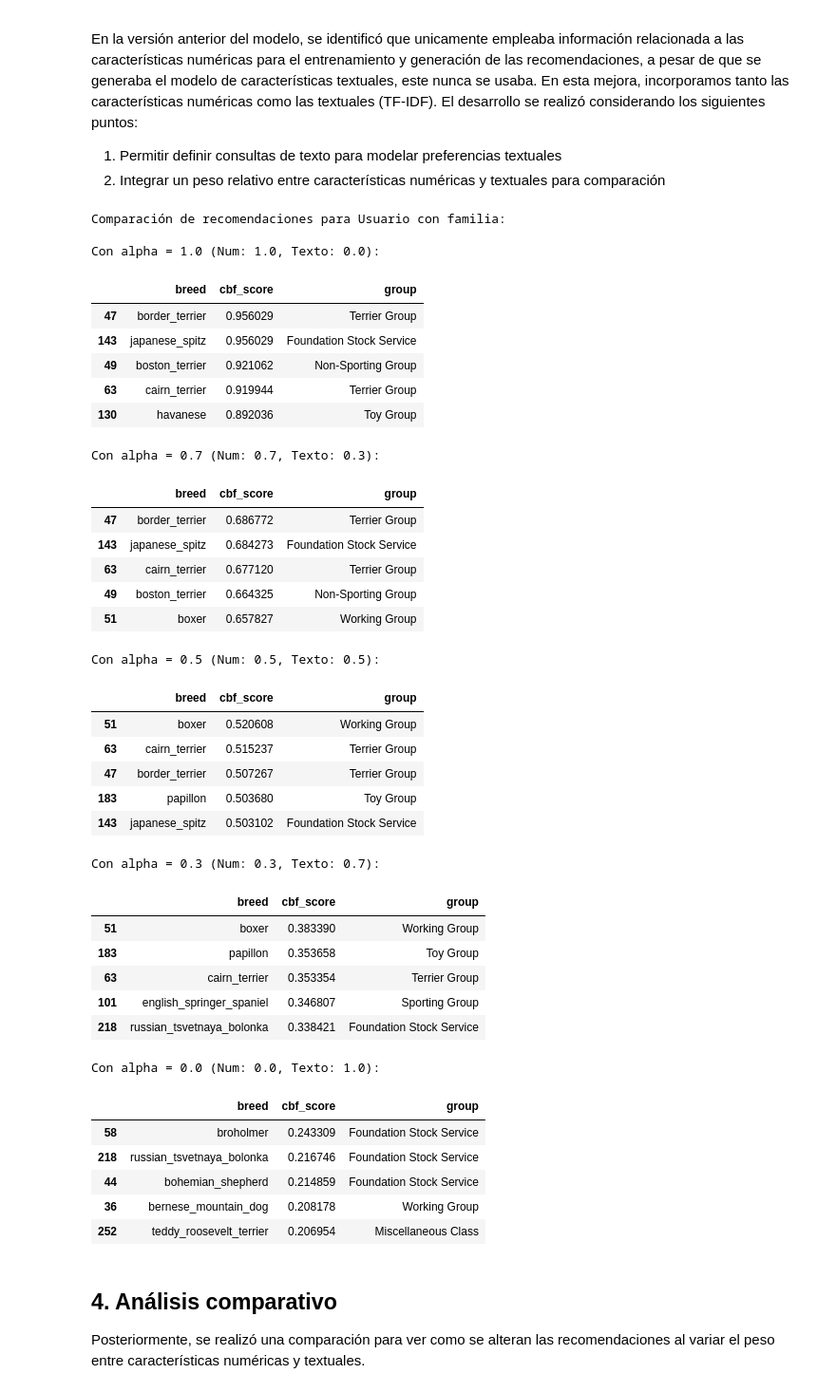
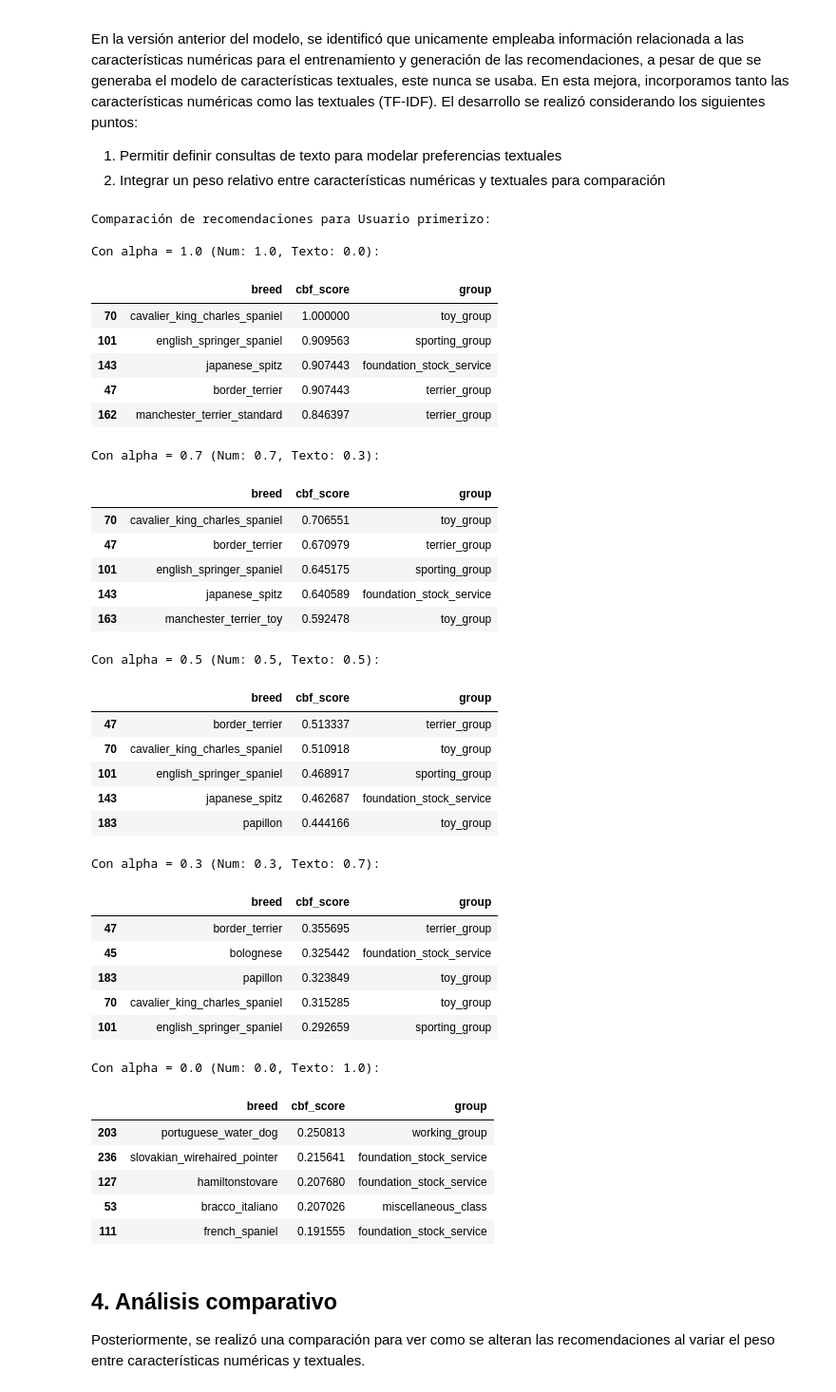
Before and after one commit to quiquereds/DogRecSys, a Jupyter notebook: experiments/01b-content_based.ipynb, the cells around one changed output. Shown at 95% size. Saved outputs shown, nothing was run; the diff lists cells and outputs as text; code cells hidden in the pictures.

```diff
--- a/experiments/01b-content_based.ipynb
+++ b/experiments/01b-content_based.ipynb
@@ -86,7 +86,7 @@ test_profiles = [
         "energy_level_value": 0.6,        # Energía media
         "trainability_value": 0.8,        # Buena capacidad de entrenamiento
         "demeanor_value": 1.0,            # Muy amigable
-        "text_query": "friendly family dog good with children"  # Consulta de texto
+        "text_query": "friendly family children"  # Consulta de texto
     },
     {
         "nombre": "Usuario deportista",
@@ -95,7 +95,7 @@ test_profiles = [
         "energy_level_value": 1.0,        # Muy energético
         "trainability_value": 1.0,        # Muy entrenable
         "demeanor_value": 0.6,            # Temperamento medio
-        "text_query": "athletic energetic working dog active outdoor"  # Consulta de texto
+        "text_query": "energetic active outdoor"  # Consulta de texto
     },
     {
         "nombre": "Usuario en apartamento",
@@ -104,7 +104,7 @@ test_profiles = [
         "energy_level_value": 0.4,        # Poca energía
         "trainability_value": 0.6,        # Entrenabilidad media
         "demeanor_value": 0.8,            # Bastante amigable
-        "text_query": "small apartment dog quiet low energy"  # Consulta de texto
+        "text_query": "low energy calm"   # Consulta de texto
     },
     {
         "nombre": "Usuario mayor",
@@ -170,68 +170,68 @@ for profile in test_profiles:
     for alpha in alpha_values:
         # Generamos el vector numérico del usuario
         user_vec = generate_user_vector(numeric_preferences, scaler, feature_order)
 
         # Hacemos recomendaciones con diferentes pesos (alpha)
         recs = recommend_by_content(
             user_vec,
             X_num,
             df,
             top_k=10,
             text_query=text_query,
             text_vectors=X_text,
             tfidf_vectorizer=tfidf_model,
             alpha=alpha
         )
 
         # Guardamos las recomendaciones
         all_recommendations[alpha][nombre] = recs
 
 # Mostramos las recomendaciones para el primer perfil con diferentes valores de alpha
-primer_perfil = test_profiles[0]["nombre"]
+primer_perfil = test_profiles[4]["nombre"]
 print(f"\nComparación de recomendaciones para {primer_perfil}:")
 
 for alpha in alpha_values:
     weight_text = f"(Num: {alpha:.1f}, Texto: {1-alpha:.1f})"
     print(f"\nCon alpha = {alpha} {weight_text}:")
     display(all_recommendations[alpha][primer_perfil][['breed', 'cbf_score', 'group']].head(5))
 # %% [output]
-Comparación de recomendaciones para Usuario con familia:
+Comparación de recomendaciones para Usuario primerizo:
 
 Con alpha = 1.0 (Num: 1.0, Texto: 0.0):
 |  | breed | cbf_score | group |
-| 47 | border_terrier | 0.956029 | Terrier Group |
-| 143 | japanese_spitz | 0.956029 | Foundation Stock Service |
-| 49 | boston_terrier | 0.921062 | Non-Sporting Group |
-| 63 | cairn_terrier | 0.919944 | Terrier Group |
-| 130 | havanese | 0.892036 | Toy Group |
+| 70 | cavalier_king_charles_spaniel | 1.000000 | toy_group |
+| 101 | english_springer_spaniel | 0.909563 | sporting_group |
+| 143 | japanese_spitz | 0.907443 | foundation_stock_service |
+| 47 | border_terrier | 0.907443 | terrier_group |
+| 162 | manchester_terrier_standard | 0.846397 | terrier_group |
 Con alpha = 0.7 (Num: 0.7, Texto: 0.3):
 |  | breed | cbf_score | group |
-| 47 | border_terrier | 0.686772 | Terrier Group |
-| 143 | japanese_spitz | 0.684273 | Foundation Stock Service |
-| 63 | cairn_terrier | 0.677120 | Terrier Group |
-| 49 | boston_terrier | 0.664325 | Non-Sporting Group |
-| 51 | boxer | 0.657827 | Working Group |
+| 70 | cavalier_king_charles_spaniel | 0.706551 | toy_group |
+| 47 | border_terrier | 0.670979 | terrier_group |
+| 101 | english_springer_spaniel | 0.645175 | sporting_group |
+| 143 | japanese_spitz | 0.640589 | foundation_stock_service |
+| 163 | manchester_terrier_toy | 0.592478 | toy_group |
 Con alpha = 0.5 (Num: 0.5, Texto: 0.5):
 |  | breed | cbf_score | group |
-| 51 | boxer | 0.520608 | Working Group |
-| 63 | cairn_terrier | 0.515237 | Terrier Group |
-| 47 | border_terrier | 0.507267 | Terrier Group |
-| 183 | papillon | 0.503680 | Toy Group |
-| 143 | japanese_spitz | 0.503102 | Foundation Stock Service |
+| 47 | border_terrier | 0.513337 | terrier_group |
+| 70 | cavalier_king_charles_spaniel | 0.510918 | toy_group |
+| 101 | english_springer_spaniel | 0.468917 | sporting_group |
+| 143 | japanese_spitz | 0.462687 | foundation_stock_service |
+| 183 | papillon | 0.444166 | toy_group |
 Con alpha = 0.3 (Num: 0.3, Texto: 0.7):
 |  | breed | cbf_score | group |
-| 51 | boxer | 0.383390 | Working Group |
-| 183 | papillon | 0.353658 | Toy Group |
-| 63 | cairn_terrier | 0.353354 | Terrier Group |
-| 101 | english_springer_spaniel | 0.346807 | Sporting Group |
-| 218 | russian_tsvetnaya_bolonka | 0.338421 | Foundation Stock Service |
+| 47 | border_terrier | 0.355695 | terrier_group |
+| 45 | bolognese | 0.325442 | foundation_stock_service |
+| 183 | papillon | 0.323849 | toy_group |
+| 70 | cavalier_king_charles_spaniel | 0.315285 | toy_group |
+| 101 | english_springer_spaniel | 0.292659 | sporting_group |
 Con alpha = 0.0 (Num: 0.0, Texto: 1.0):
 |  | breed | cbf_score | group |
-| 58 | broholmer | 0.243309 | Foundation Stock Service |
-| 218 | russian_tsvetnaya_bolonka | 0.216746 | Foundation Stock Service |
-| 44 | bohemian_shepherd | 0.214859 | Foundation Stock Service |
-| 36 | bernese_mountain_dog | 0.208178 | Working Group |
-| 252 | teddy_roosevelt_terrier | 0.206954 | Miscellaneous Class |
+| 203 | portuguese_water_dog | 0.250813 | working_group |
+| 236 | slovakian_wirehaired_pointer | 0.215641 | foundation_stock_service |
+| 127 | hamiltonstovare | 0.207680 | foundation_stock_service |
+| 53 | bracco_italiano | 0.207026 | miscellaneous_class |
+| 111 | french_spaniel | 0.191555 | foundation_stock_service |
 # %% [markdown]
 ## **4. Análisis comparativo**
 
```
Also changed, not shown: parts of 5 cells of this notebook, 13 other files.
